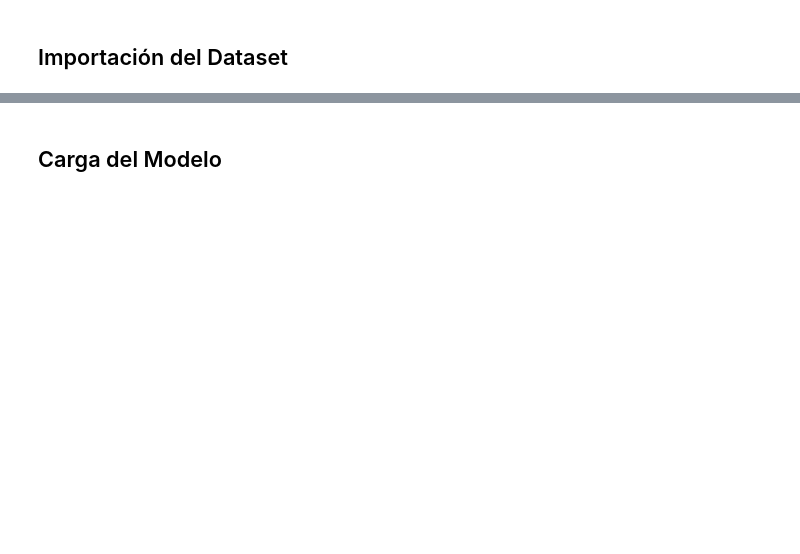
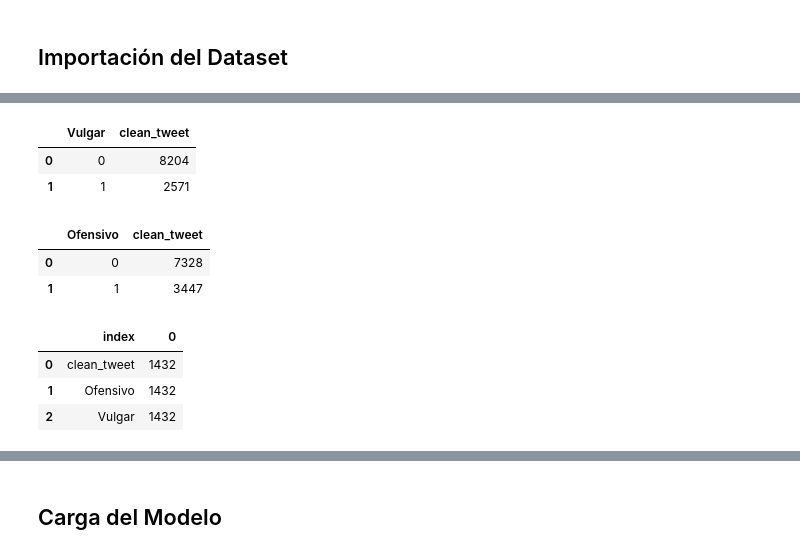
Before and after one commit to PetrongariYanina/Project-Transfer-Learning, a Jupyter notebook: Mini_project_Transfer_Learning.ipynb, the cells around one changed output, grey strips where cells are left out. Cells and saved outputs as stored; diff of their text form; code cells hidden in the pictures; blank space fills up the shorter version.

```diff
--- a/Mini_project_Transfer_Learning.ipynb
+++ b/Mini_project_Transfer_Learning.ipynb
@@ -23,0 +30,22 @@ memory usage: 111.0+ KB
+# %%
+df_conteo = df_concatenado.groupby('Vulgar')['clean_tweet'].count().reset_index()
+df_conteo
+# %% [output]
+|  | Vulgar | clean_tweet |
+| 0 | 0 | 8204 |
+| 1 | 1 | 2571 |
+# %%
+df_conteo2 = df_concatenado.groupby('Ofensivo')['clean_tweet'].count().reset_index()
+df_conteo2
+# %% [output]
+|  | Ofensivo | clean_tweet |
+| 0 | 0 | 7328 |
+| 1 | 1 | 3447 |
+# %%
+filtered_df = df_concatenado[(df_concatenado['Vulgar'] != 0) & (df_concatenado['Ofensivo'] != 0)].count().reset_index()
+filtered_df
+# %% [output]
+|  | index | 0 |
+| 0 | clean_tweet | 1432 |
+| 1 | Ofensivo | 1432 |
+| 2 | Vulgar | 1432 |
```
Also changed, not shown: parts of 19 cells of this notebook.
